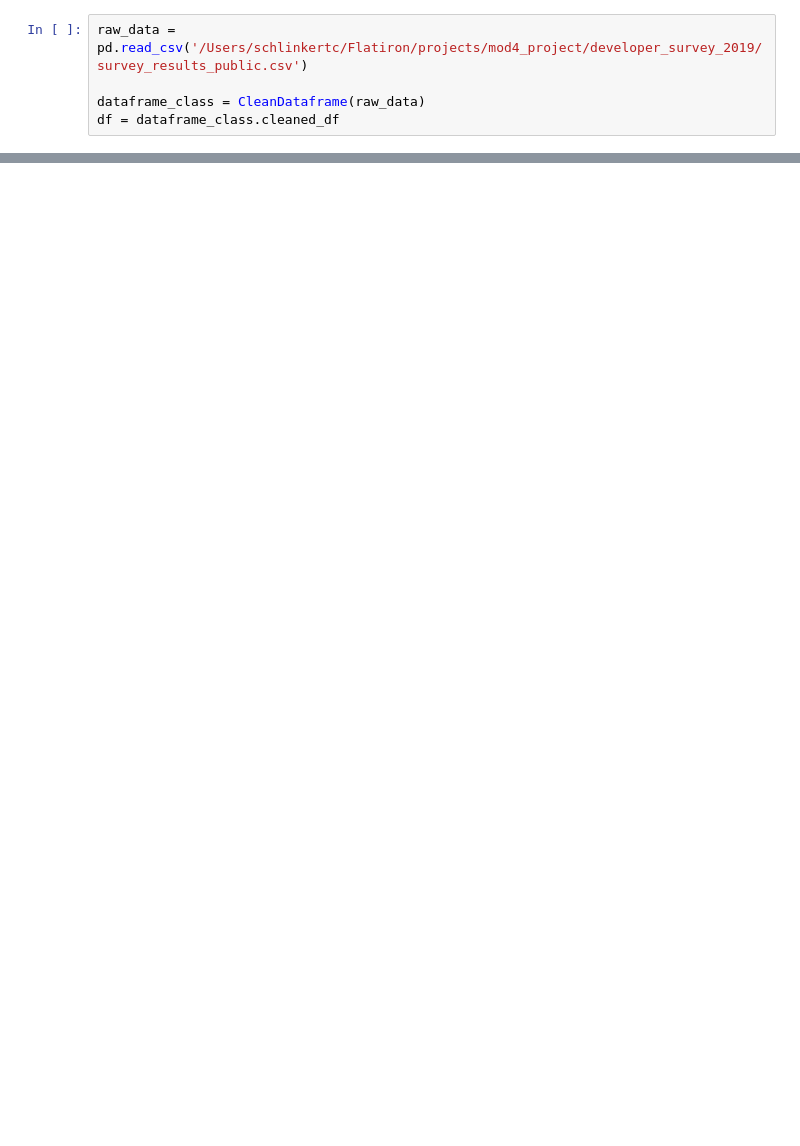
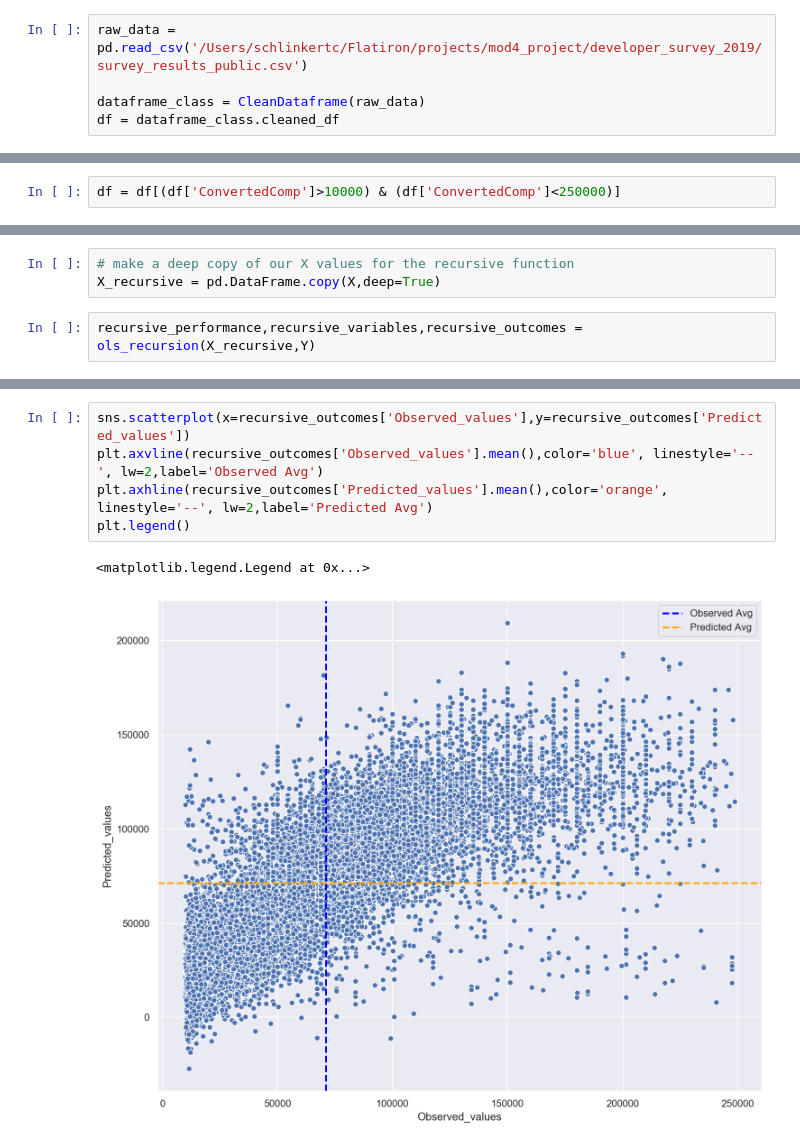
Before and after one commit to KennyMiyasato/developer_salary_predictor, a Jupyter notebook: charlie/charlie_index.ipynb, the cells around one changed output, grey strips where cells are left out. Cells and saved outputs as stored; diff of their text form; blank space fills up the shorter version.

```diff
--- a/charlie/charlie_index.ipynb
+++ b/charlie/charlie_index.ipynb
@@ -128,0 +45,2 @@ sns.distplot(sm_outcomes['Residuals'])
+# %%
+df = df[(df['ConvertedComp']>10000) & (df['ConvertedComp']<250000)]
@@ -128,0 +69,5 @@ sns.distplot(sm_outcomes['Residuals'])
+# %%
+# make a deep copy of our X values for the recursive function
+X_recursive = pd.DataFrame.copy(X,deep=True)
+# %%
+recursive_performance,recursive_variables,recursive_outcomes = ols_recursion(X_recursive,Y)
@@ -128,0 +100,8 @@ sns.distplot(sm_outcomes['Residuals'])
+# %%
+sns.scatterplot(x=recursive_outcomes['Observed_values'],y=recursive_outcomes['Predicted_values'])
+plt.axvline(recursive_outcomes['Observed_values'].mean(),color='blue', linestyle='--', lw=2,label='Observed Avg')
+plt.axhline(recursive_outcomes['Predicted_values'].mean(),color='orange', linestyle='--', lw=2,label='Predicted Avg')
+plt.legend()
+# %% [output]
+<matplotlib.legend.Legend at 0x...>
+[figure, added]
```
Also changed, not shown: parts of 62 cells of this notebook, 1 other file.
